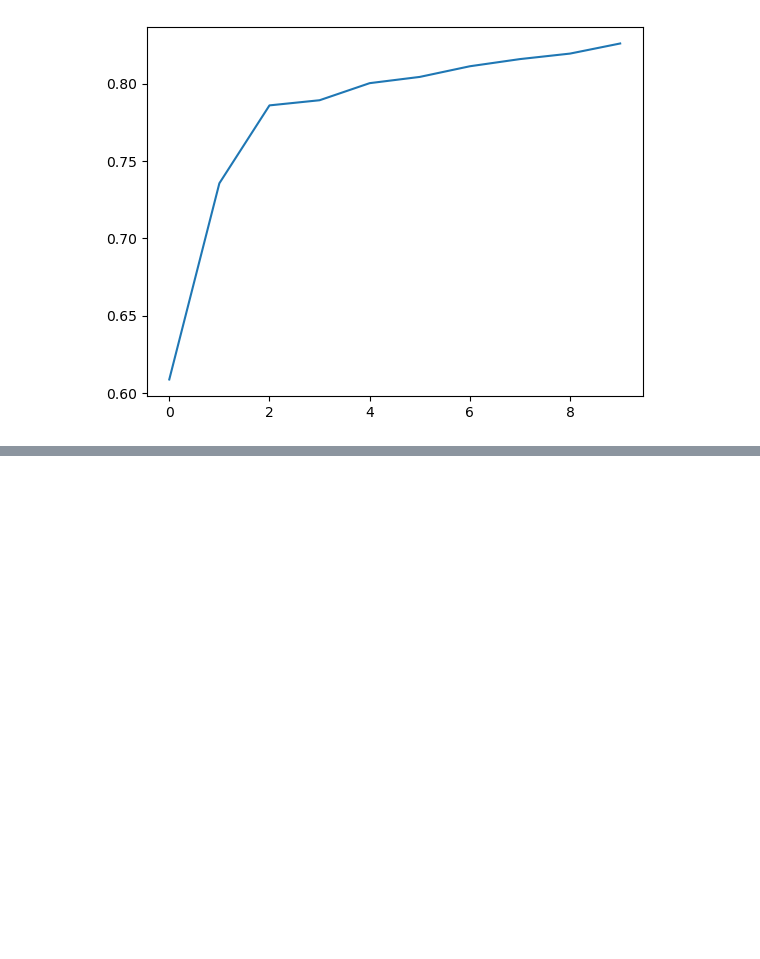
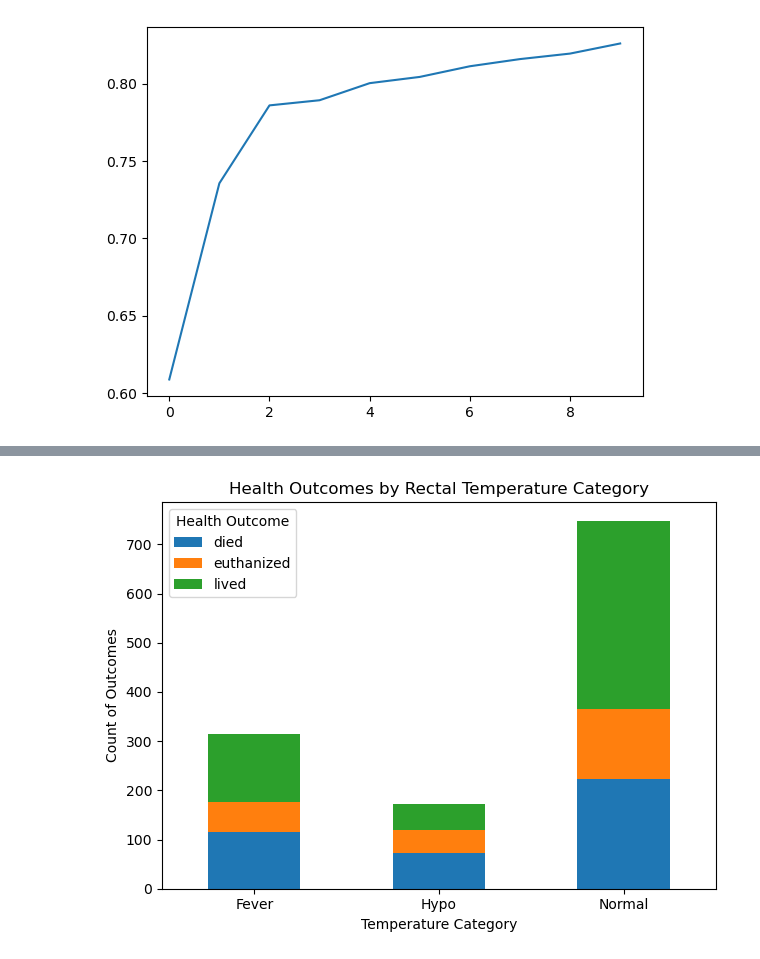
Before and after one commit to muthuganeshece/MLAssignments, a Jupyter notebook: SupervisedML/SupervisedML.ipynb, the cells around one changed output, grey strips where cells are left out. Cells and saved outputs as stored; diff of their text form; code cells hidden in the pictures; blank space fills up the shorter version.

```diff
--- a/SupervisedML/SupervisedML.ipynb
+++ b/SupervisedML/SupervisedML.ipynb
@@ -1139,0 +1183,21 @@ LGBM Acc:  0.8184085510688837
+# %%
+#df['temp_category'] = data['rectal_temp'].apply(categorize_temp)
+
+# Grouping data by temperature category and outcome for plotting
+grouped_data = data.groupby(['temp_cat', 'outcome']).size().reset_index(name='Count')
+
+# Create a pivot table for easier plotting
+pivot_table = grouped_data.pivot(index='temp_cat', columns='outcome', values='Count').fillna(0)
+
+# Plotting the data
+pivot_table.plot(kind='bar', stacked=True)
+plt.title('Health Outcomes by Rectal Temperature Category')
+plt.xlabel('Temperature Category')
+plt.ylabel('Count of Outcomes')
+plt.xticks(rotation=0)
+plt.legend(title='Health Outcome')
+plt.tight_layout()  # Adjust layout to not cut off labels
+
+plt.show()
+# %% [output]
+[figure, added]
```
Also changed, not shown: parts of 48 cells of this notebook.
